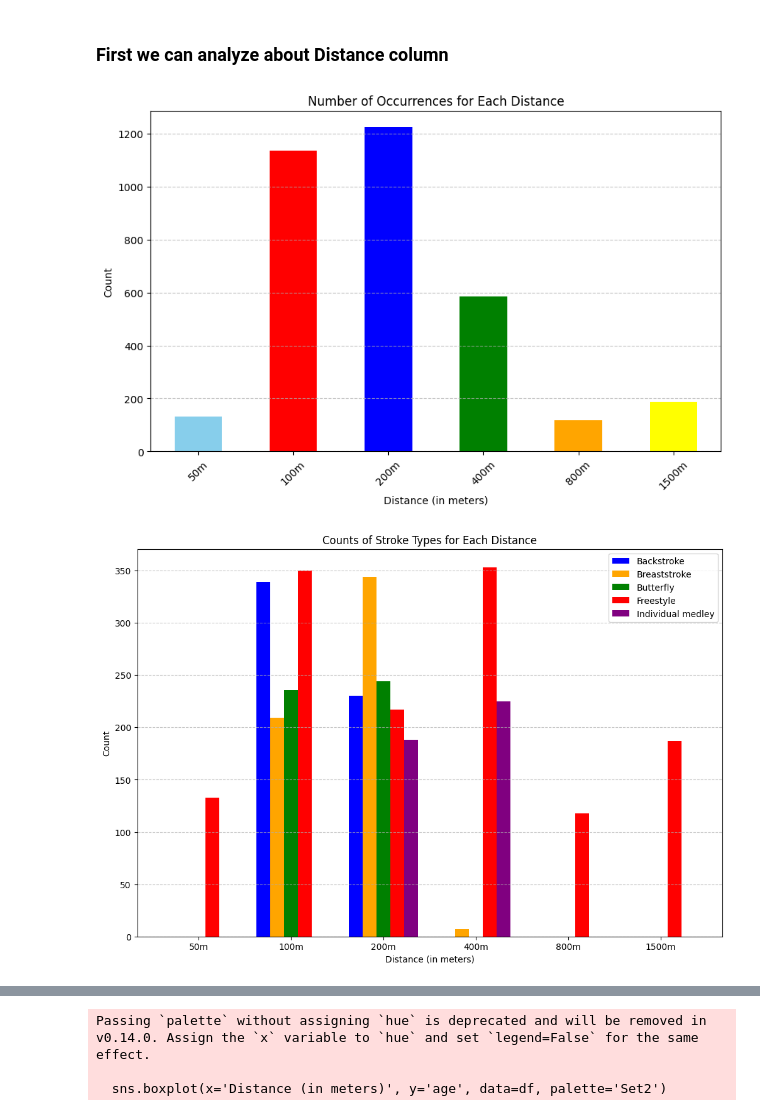
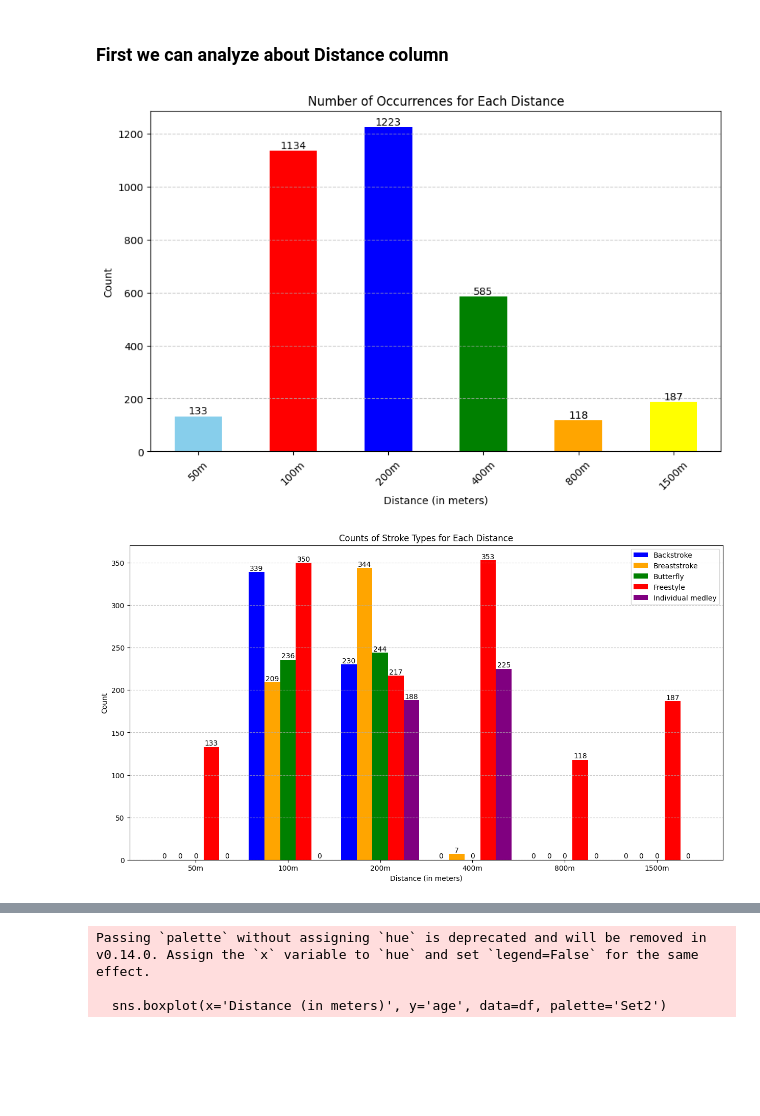
Before and after one commit to Sukanth-Test/Olympics-Swimming, a Jupyter notebook: swim_time_pred.ipynb, the cells around one changed output, grey strips where cells are left out. Saved outputs shown, nothing was run; the diff lists cells and outputs as text; code cells hidden in the pictures; blank space fills up the shorter version.

```diff
--- a/swim_time_pred.ipynb
+++ b/swim_time_pred.ipynb
@@ -370,6 +397,10 @@ distance_labels_sorted = distance_counts.index.map({v: k for k, v in distance_la
 
 # Create a bar chart
 plt.figure(figsize=(10, 6))
+
+for i, d_counts in enumerate(distance_counts):
+    plt.text(i, d_counts, f'{d_counts}', ha='center', va='bottom')
+
 distance_counts.plot(kind='bar', color=['skyblue','red','blue','green','orange','yellow'])
 
 # Set x-axis labels
@@ -382,33 +413,36 @@ plt.xticks(rotation=45)  # Rotate x-axis labels for better readability
 plt.grid(axis='y', linestyle='--', alpha=0.7)
 plt.show()
 # %% [output]
-[figure, old version]
+[figure, new version]
 # %%
 distance_labels = {'50m': 0, '100m': 1, '200m': 2, '400m': 3, '800m': 4, '1500m': 5}
 stroke_labels = {'Backstroke': 0, 'Breaststroke': 1, 'Butterfly': 2, 'Freestyle': 3, 'Individual medley': 4}
 
 # Group by 'Distance (in meters)' and 'Stroke' and count occurrences
 counts_grouped = df.groupby(['Distance (in meters)', 'Stroke']).size().unstack(fill_value=0)
 
 # Create a grouped bar chart
 distance_values = np.arange(len(distance_labels))
-bar_width = 0.15  # Width of each bar
+bar_width = 0.17  # Width of each bar
 colors = ['blue', 'orange', 'green', 'red', 'purple']
 
-plt.figure(figsize=(12, 8))
+plt.figure(figsize=(15, 8))
 
 for i, (stroke, idx) in enumerate(stroke_labels.items()):
     plt.bar(distance_values + i * bar_width, counts_grouped[idx], bar_width, label=stroke, color=colors[i])
+    # Annotate counts on top of each bar
+    for j, count in enumerate(counts_grouped[idx]):
+        plt.text(j + i * bar_width, count, str(count), ha='center', va='bottom')
 
 plt.xlabel('Distance (in meters)')
 plt.ylabel('Count')
 plt.title('Counts of Stroke Types for Each Distance')
 plt.xticks(distance_values + bar_width * 2, distance_labels.keys())
 plt.legend()
 plt.grid(axis='y', linestyle='--', alpha=0.7)
 plt.show()
 # %% [output]
-[figure, old version]
+[figure, new version]
 # %%
 # Mapping of categorical values to their labels
 distance_labels = {'50m': 0, '100m': 1, '200m': 2, '400m': 3, '800m': 4, '1500m': 5}
```
Also changed, not shown: parts of 32 cells of this notebook, 1 other file.
